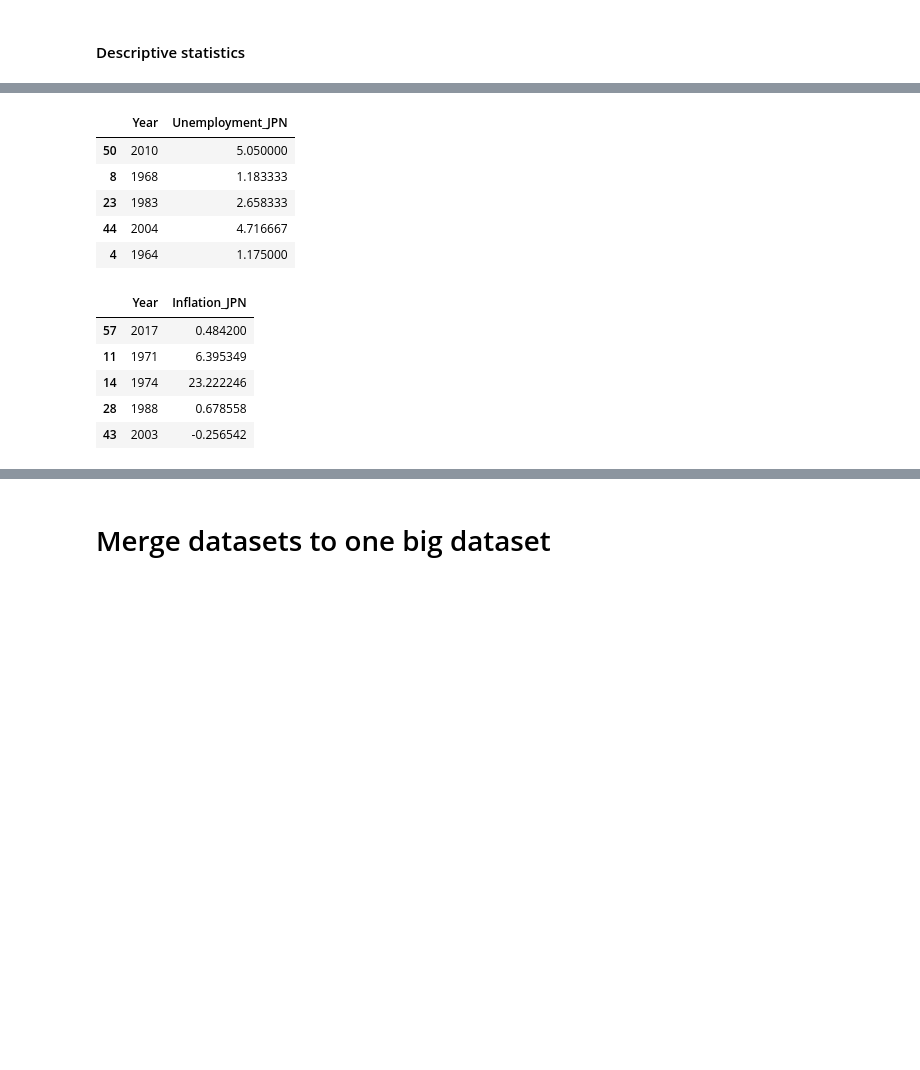
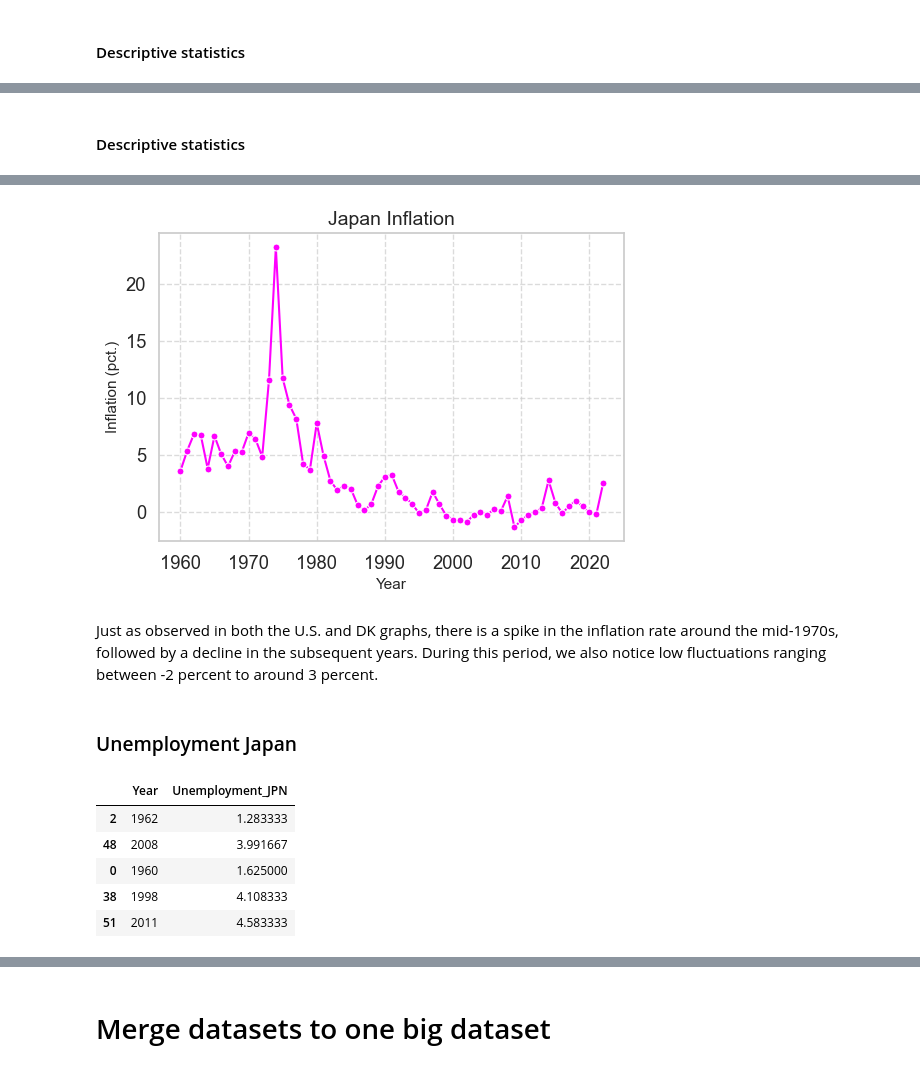
Before and after one commit to sgv491/projects-2024-Bertil-Nikoline-Victor, a Jupyter notebook: dataproject/dataproject.ipynb, the cells around one changed output, grey strips where cells are left out. Saved outputs shown, nothing was run; the diff lists cells and outputs as text; code cells hidden in the pictures; blank space fills up the shorter version.

```diff
--- a/dataproject/dataproject.ipynb
+++ b/dataproject/dataproject.ipynb
@@ -134,0 +162,13 @@ GraphHelper.line_plot_with_labels(
+# %% [markdown]
+#### Descriptive statistics
+# %%
+# Plot data
+GraphHelper.line_plot_with_labels(
+    inflation_annual_JPN,
+    "Japan Inflation",
+    "Year",
+    "Inflation (pct.)",
+    "Year",
+    "Inflation_JPN",
+    color="magenta")
+# %% [output]
@@ -135,22 +176,17 @@ GraphHelper.line_plot_with_labels(
+[figure, added]
+# %% [markdown]
+Just as observed in both the U.S. and DK graphs, there is a spike in the inflation rate around the mid-1970s, followed by a decline in the subsequent years. During this period, we also notice low fluctuations ranging between -2 percent to around 3 percent.
+# %% [markdown]
+### Unemployment Japan
 # %%
-# Get inflation and unemployment rate from API call
+# Getting unemployment rate from API call
 unemployment_annual_JPN = DataHelper.unemployment_annual_JPN()
-inflation_annual_JPN = DataHelper.inflation_annual_JPN()
 
 unemployment_annual_JPN.sample(5)
 # %% [output]
 |  | Year | Unemployment_JPN |
-| 50 | 2010 | 5.050000 |
-| 8 | 1968 | 1.183333 |
-| 23 | 1983 | 2.658333 |
-| 44 | 2004 | 4.716667 |
-| 4 | 1964 | 1.175000 |
+| 2 | 1962 | 1.283333 |
+| 48 | 2008 | 3.991667 |
+| 0 | 1960 | 1.625000 |
+| 38 | 1998 | 4.108333 |
+| 51 | 2011 | 4.583333 |
-# %%
-inflation_annual_JPN.sample(5)
-# %% [output]
-|  | Year | Inflation_JPN |
-| 57 | 2017 | 0.484200 |
-| 11 | 1971 | 6.395349 |
-| 14 | 1974 | 23.222246 |
-| 28 | 1988 | 0.678558 |
-| 43 | 2003 | -0.256542 |
```
Also changed, not shown: parts of 21 cells of this notebook.
